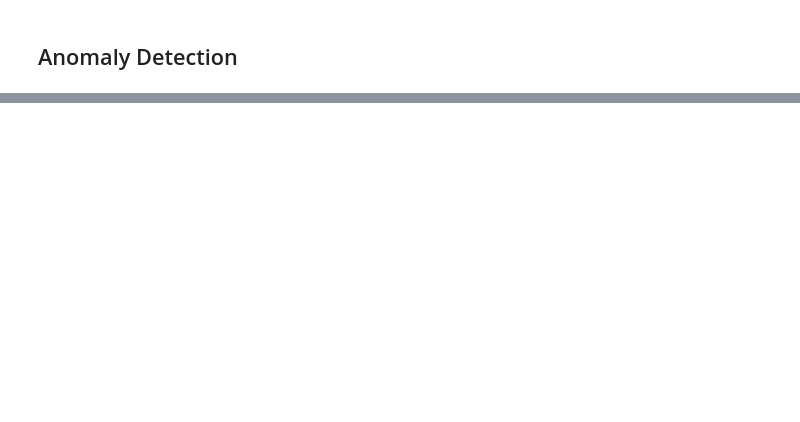
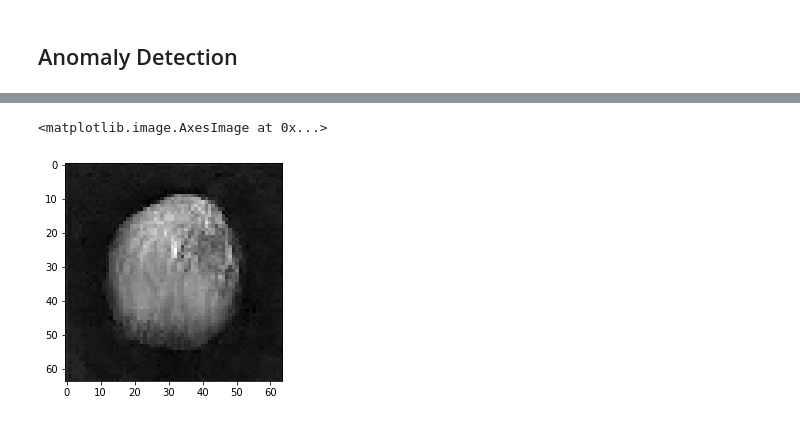
Before and after one commit to Pippo7x/AnoGAN-Keras, a Jupyter notebook: AnoGAN.ipynb, the cells around one changed output, grey strips where cells are left out. Saved outputs shown, nothing was run; the diff lists cells and outputs as text; code cells hidden in the pictures; blank space fills up the shorter version.

```diff
--- a/AnoGAN.ipynb
+++ b/AnoGAN.ipynb
@@ -112,3 +116,6 @@ plt.show()
 # %%
-plt.imshow(abs(similar_img[0, :, :, 0]-test_image[0, : ,: ,0]), cmap="Accent_r")
+plt.imshow(s, cmap = "gray")
+# %% [output]
+<matplotlib.image.AxesImage at 0x...>
+[figure, added]
 # %%
```
Also changed, not shown: parts of 13 cells of this notebook, 3 other files.
